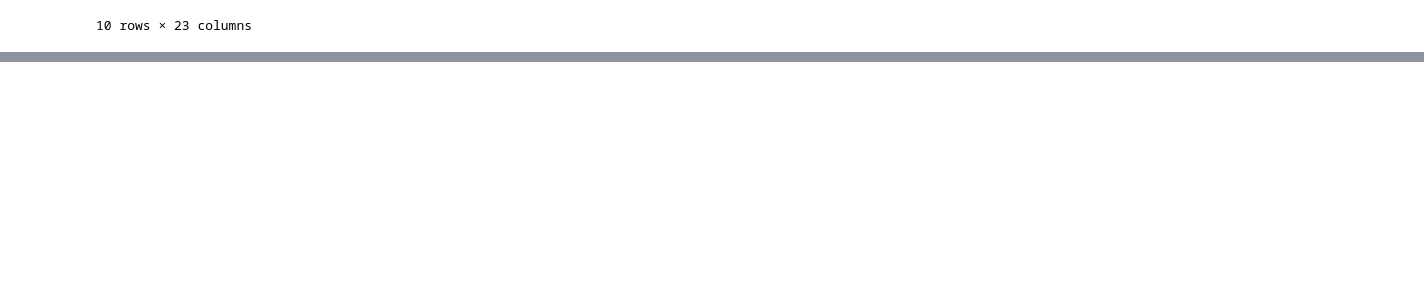
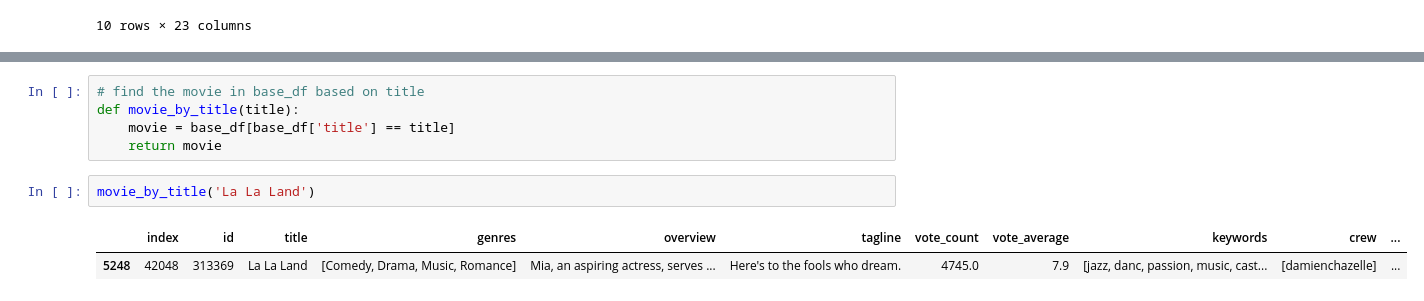
Before and after one commit to Cadey-chen/movie_recommender, a Jupyter notebook: movie_recommender.ipynb, the cells around one changed output, grey strips where cells are left out. Drawn from its saved outputs; the diff is of its cells as text; blank space fills up the shorter version.

```diff
--- a/movie_recommender.ipynb
+++ b/movie_recommender.ipynb
@@ -401,0 +418,10 @@ user_defined_recommender(genres, keywords, overview, 10)
+# %%
+# find the movie in base_df based on title
+def movie_by_title(title):
+    movie = base_df[base_df['title'] == title]
+    return movie
+# %%
+movie_by_title('La La Land')
+# %% [output]
+|  | index | id | title | genres | overview | tagline | vote_count | vote_average | keywords | crew | ... |
+| 5248 | 42048 | 313369 | La La Land | [Comedy, Drama, Music, Romance] | Mia, an aspiring actress, serves ... | Here's to the fools who dream. | 4745.0 | 7.9 | [jazz, danc, passion, music, cast... | [damienchazelle] | ... |
```
Also changed, not shown: parts of 4 cells of this notebook.
